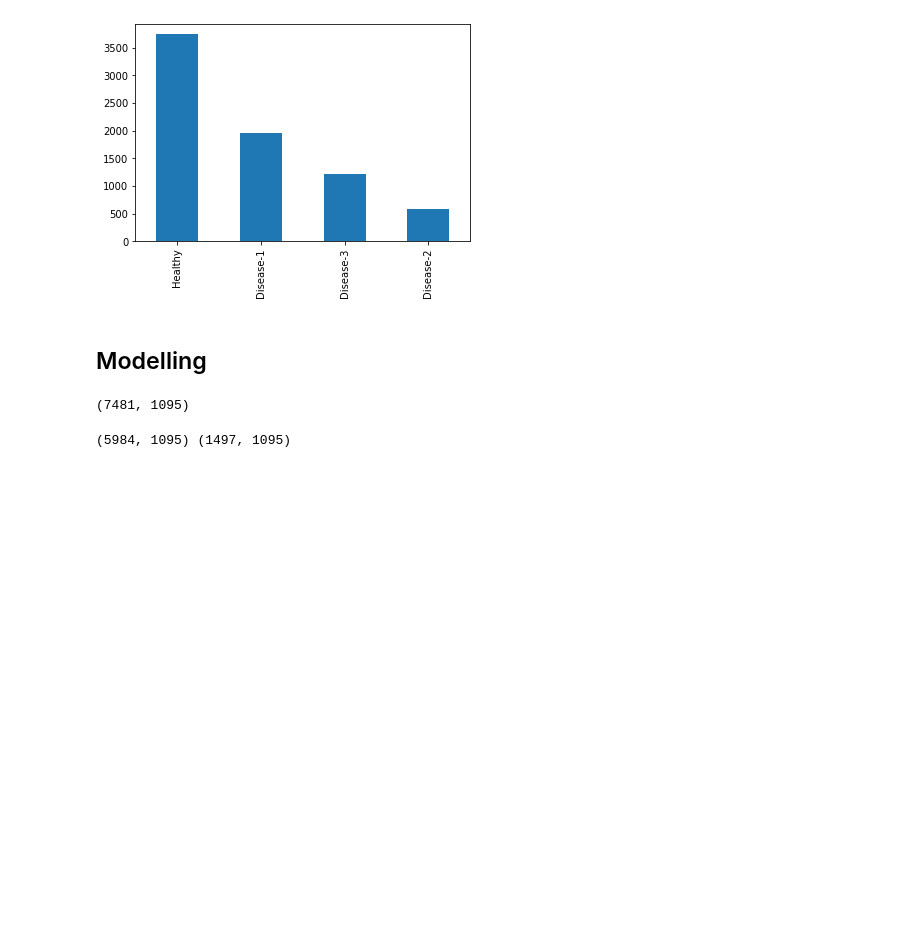
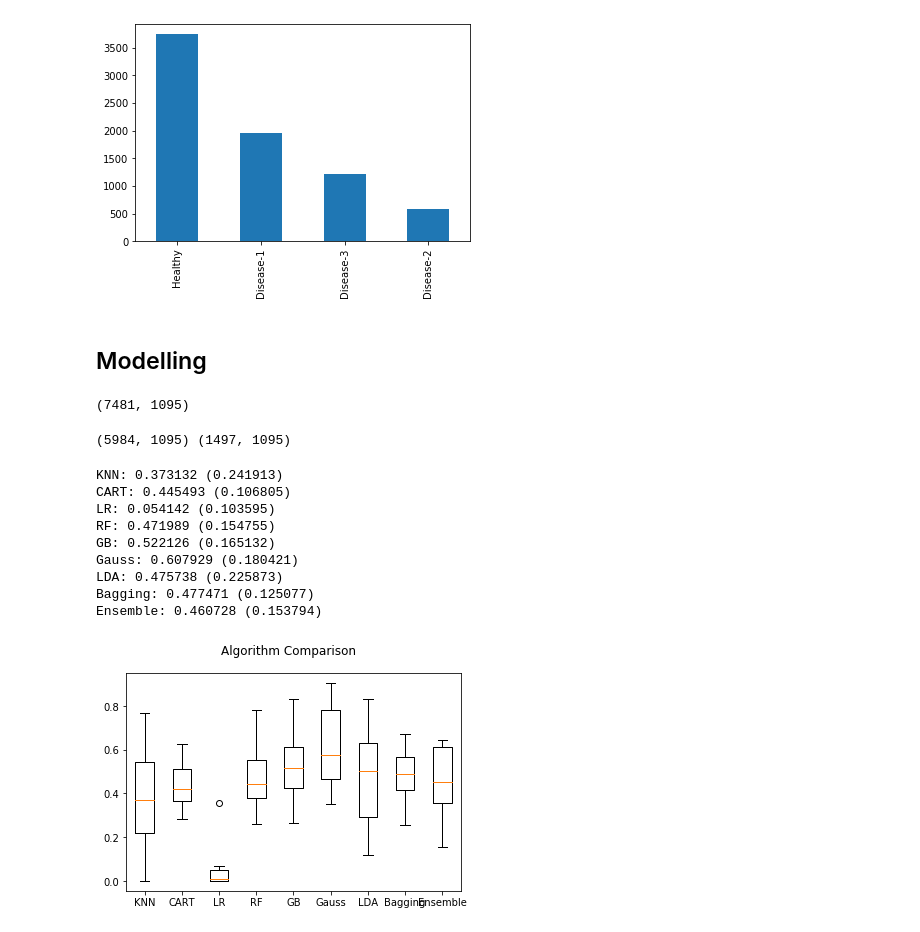
Before and after one commit to edimaudo/hackathon_coding_challenges, a Jupyter notebook: pharma_hacks/Pharmahacks.ipynb, the cells around one changed output. Saved outputs shown, nothing was run; the diff lists cells and outputs as text; code cells hidden in the pictures; blank space fills up the shorter version.

```diff
--- a/pharma_hacks/Pharmahacks.ipynb
+++ b/pharma_hacks/Pharmahacks.ipynb
@@ -133,32 +133,43 @@ models.append(('KNN', KNeighborsClassifier()))
 models.append(('CART', DecisionTreeClassifier()))
 models.append(('LR', LogisticRegression()))
 models.append(('RF', RandomForestClassifier()))
 models.append(('GB', GradientBoostingClassifier()))
 models.append(('Gauss',GaussianNB()))
 models.append(('LDA',LinearDiscriminantAnalysis()))
 models.append(('Bagging',BaggingClassifier()))
 models.append(('Ensemble',VotingClassifier(estimators=[('lr', LogisticRegression()),
                                                        ('rf', RandomForestClassifier()),
                                                        ('gb',GradientBoostingClassifier()),
                                                        ('kn',KNeighborsClassifier()),
                                                        ('lda',LinearDiscriminantAnalysis()),
                                                        ('bag',BaggingClassifier())], voting='hard')))
 
 # evaluate each model in turn
 results = []
 names = []
-scoring = 'f1_samples'
+scoring = 'accuracy'
 for name, model in models:
-    kfold = model_selection.KFold(n_splits=10) #random_state=seed)
+    kfold = model_selection.KFold(n_splits=10)
     cv_results = model_selection.cross_val_score(model, X, Y, cv=kfold, scoring=scoring)
     results.append(cv_results)
     names.append(name)
     msg = "%s: %f (%f)" % (name, cv_results.mean(), cv_results.std())
     print(msg)
 # boxplot algorithm comparison
 fig = plt.figure()
 fig.suptitle('Algorithm Comparison')
 ax = fig.add_subplot(111)
 plt.boxplot(results)
 ax.set_xticklabels(names)
 plt.show()
+# %% [output]
+KNN: 0.373132 (0.241913)
+CART: 0.445493 (0.106805)
+LR: 0.054142 (0.103595)
+RF: 0.471989 (0.154755)
+GB: 0.522126 (0.165132)
+Gauss: 0.607929 (0.180421)
+LDA: 0.475738 (0.225873)
+Bagging: 0.477471 (0.125077)
+Ensemble: 0.460728 (0.153794)
+[figure, added]
```
Also changed, not shown: parts of 2 cells of this notebook.
